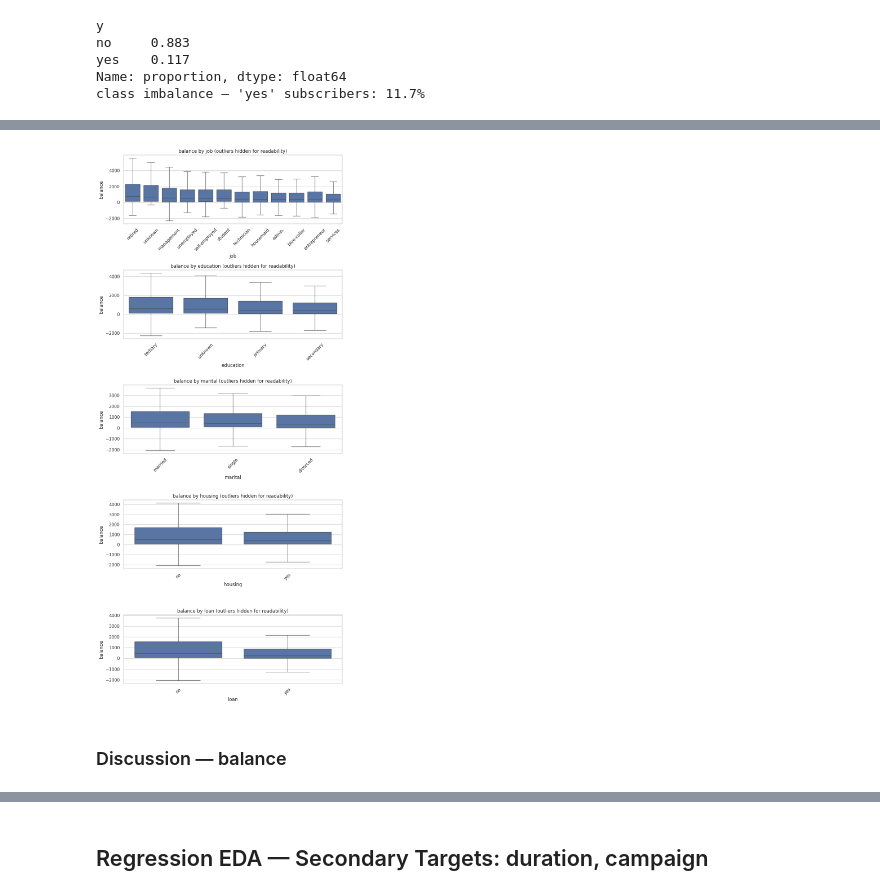
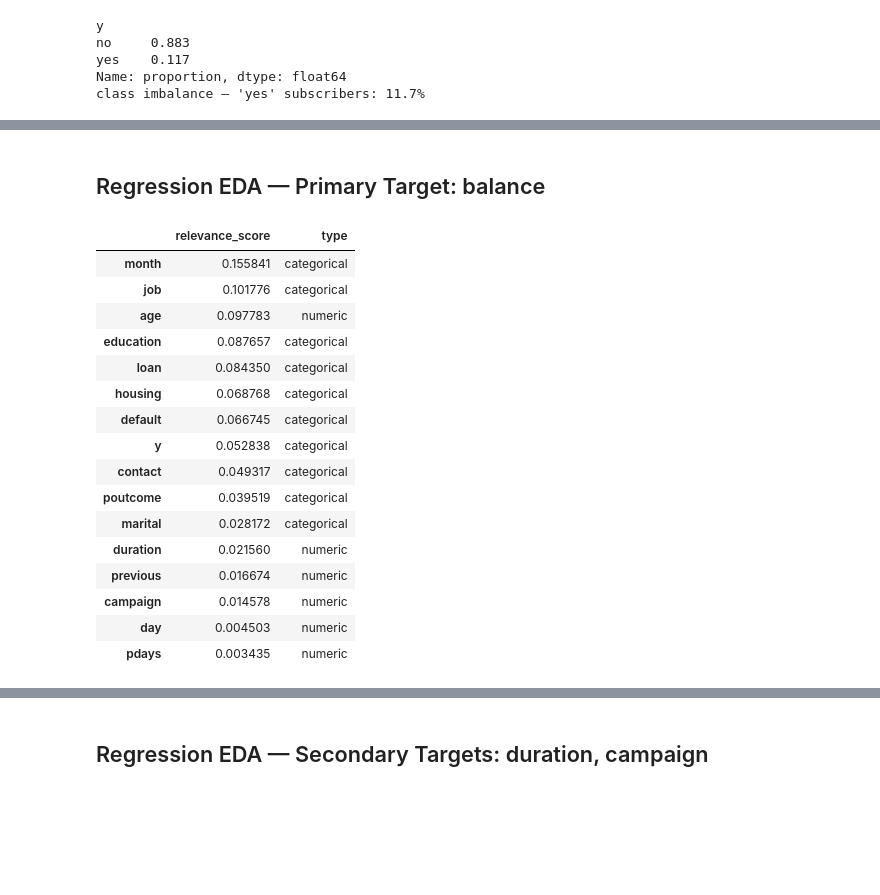
Before and after one commit to WaroonRagwongsiri/IntroMLHomework, a Jupyter notebook: Data/banking_dataset/regression.ipynb, the cells around one changed output, grey strips where cells are left out. Drawn from its saved outputs; the diff is of its cells as text; code cells hidden in the pictures; blank space fills up the shorter version.

```diff
--- a/Data/banking_dataset/regression.ipynb
+++ b/Data/banking_dataset/regression.ipynb
@@ -404,15 +365,43 @@ dtype: float64
-# %%
-balance_categorical_cols = ["job", "education", "marital", "housing", "loan"]
-
-fig, axes = plt.subplots(len(balance_categorical_cols), 1, figsize=(9, 4 * len(balance_categorical_cols)))
-for ax, col in zip(axes, balance_categorical_cols):
-	order = train.groupby(col)["balance"].median().sort_values(ascending=False).index
-	sns.boxplot(x=train[col], y=train["balance"], order=order, ax=ax, showfliers=False)
-	ax.set_title(f"balance by {col} (outliers hidden for readability)")
-	ax.tick_params(axis="x", rotation=45)
-plt.tight_layout()
-plt.show()
-# %% [output]
-[figure, removed]
-# %% [markdown]
-### Discussion — balance
+# %% [markdown]
+## Regression EDA — Primary Target: balance
+# %%
+numeric_cols = ["age", "balance", "day", "duration", "campaign", "pdays", "previous"]
+categorical_cols = ["job", "marital", "education", "default", "housing", "loan", "contact", "month", "poutcome", "y"]
+other_numeric = [c for c in numeric_cols if c != "balance"]
+
+def correlation_ratio(categories, values):
+	df_tmp = pd.DataFrame({"cat": categories.values, "val": values.values})
+	grand_mean = df_tmp["val"].mean()
+	group_stats = df_tmp.groupby("cat")["val"].agg(["mean", "count"])
+	ss_between = (group_stats["count"] * (group_stats["mean"] - grand_mean) ** 2).sum()
+	ss_total = ((df_tmp["val"] - grand_mean) ** 2).sum()
+	return np.sqrt(ss_between / ss_total)
+
+relevance_reg = {}
+for col in other_numeric:
+	relevance_reg[col] = abs(train[col].corr(train["balance"]))
+for col in categorical_cols:
+	relevance_reg[col] = correlation_ratio(train[col], train["balance"])
+
+relevance_reg = pd.Series(relevance_reg).sort_values(ascending=False)
+relevance_reg_df = relevance_reg.rename("relevance_score").to_frame()
+relevance_reg_df["type"] = ["numeric" if c in other_numeric else "categorical" for c in relevance_reg_df.index]
+relevance_reg_df
+# %% [output]
+|  | relevance_score | type |
+| month | 0.155841 | categorical |
+| job | 0.101776 | categorical |
+| age | 0.097783 | numeric |
+| education | 0.087657 | categorical |
+| loan | 0.084350 | categorical |
+| housing | 0.068768 | categorical |
+| default | 0.066745 | categorical |
+| y | 0.052838 | categorical |
+| contact | 0.049317 | categorical |
+| poutcome | 0.039519 | categorical |
+| marital | 0.028172 | categorical |
+| duration | 0.021560 | numeric |
+| previous | 0.016674 | numeric |
+| campaign | 0.014578 | numeric |
+| day | 0.004503 | numeric |
+| pdays | 0.003435 | numeric |
```
Also changed, not shown: parts of 14 cells of this notebook, 9 other files.
